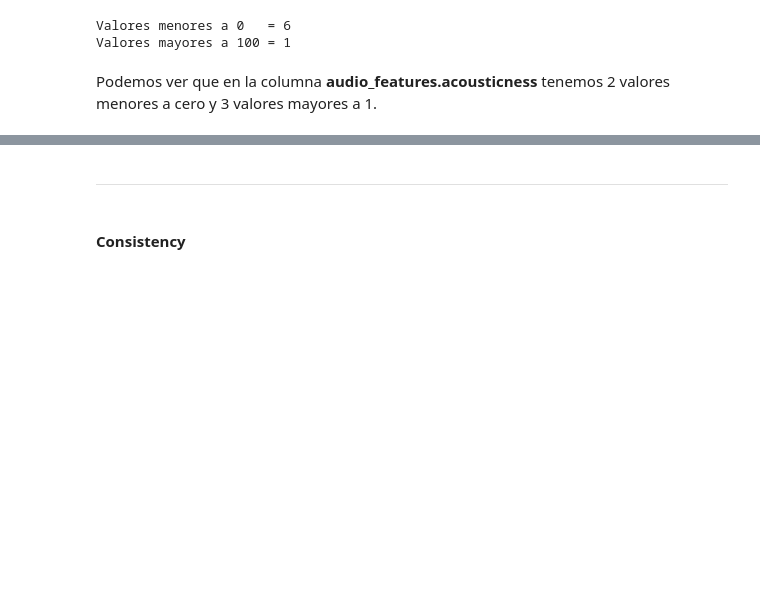
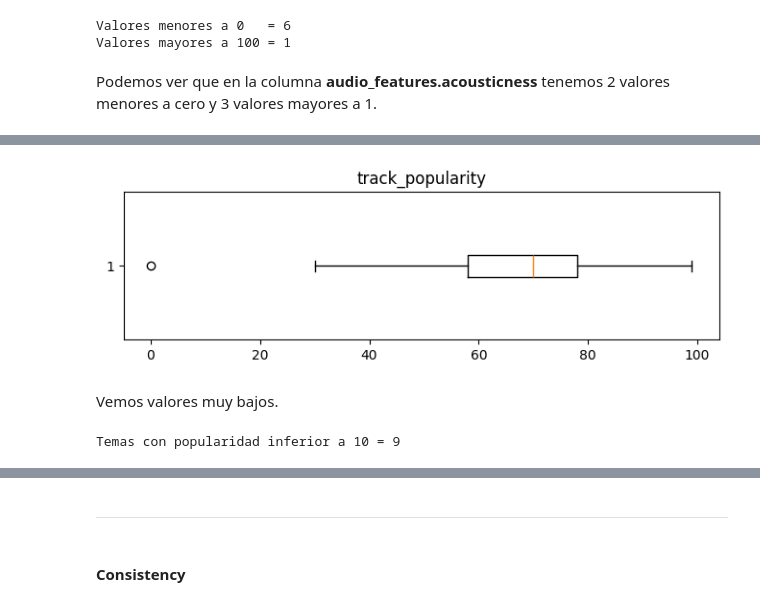
Before and after one commit to cristian-torres-ds/data_quality_engineer, a Jupyter notebook: data_quality_assessment.ipynb, the cells around one changed output, grey strips where cells are left out. Saved outputs shown, nothing was run; the diff lists cells and outputs as text; code cells hidden in the pictures; blank space fills up the shorter version.

```diff
--- a/data_quality_assessment.ipynb
+++ b/data_quality_assessment.ipynb
@@ -1059,0 +1280,14 @@ Validity = 99.62
+# %%
+plt.figure(figsize=(8, 2))
+plt.boxplot(df_graf2['track_popularity'], vert=False)
+plt.title('track_popularity')
+plt.show()
+# %% [output]
+[figure, added]
+# %% [markdown]
+Vemos valores muy bajos.
+# %%
+pop_baja = len(df[df['track_popularity'] < 10])
+print(f'Temas con popularidad inferior a 10 = {pop_baja}')
+# %% [output]
+Temas con popularidad inferior a 10 = 9
```
Also changed, not shown: parts of 46 cells of this notebook.
